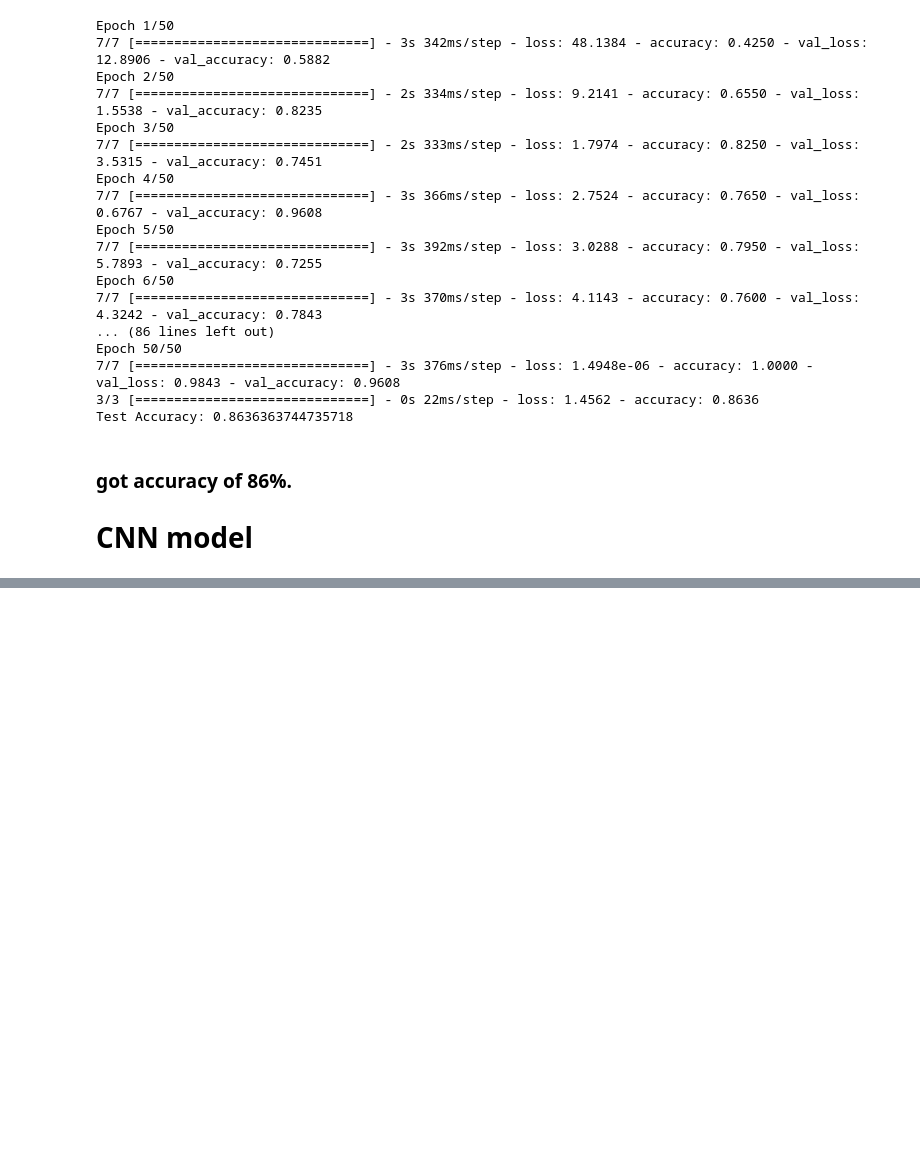
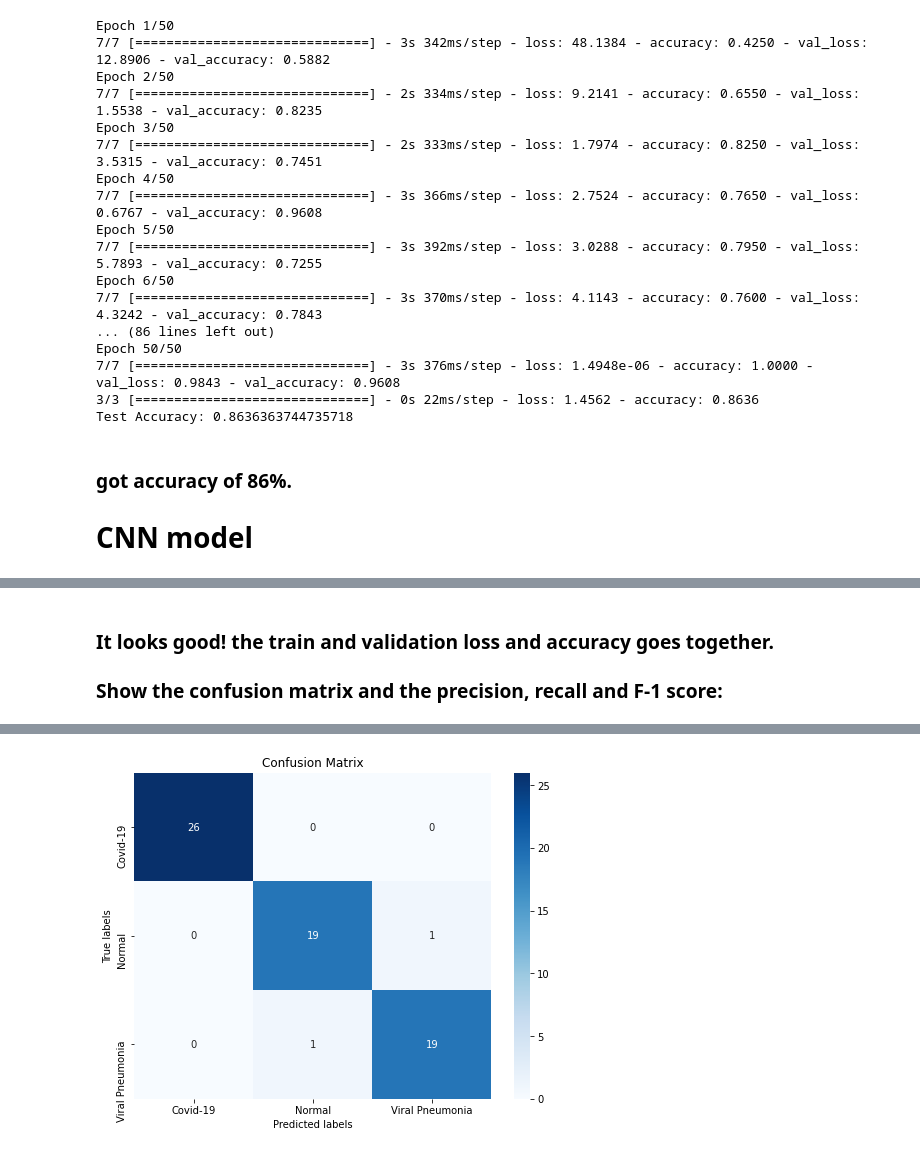
Before and after one commit to ohadwolfman/Covid-19_chest_Xray_classification, a Jupyter notebook: covid-19 classification by chest x-ray.ipynb, the cells around one changed output, grey strips where cells are left out. Drawn from its saved outputs; the diff is of its cells as text; code cells hidden in the pictures; blank space fills up the shorter version.

```diff
--- a/covid-19 classification by chest x-ray.ipynb
+++ b/covid-19 classification by chest x-ray.ipynb
@@ -314,0 +351,32 @@ Test Accuracy: 0.9545454382896423
+# %% [markdown]
+### It looks good! the train and validation loss and accuracy goes together.
+
+### Show the confusion matrix and the precision, recall and F-1 score:
+# %%
+import numpy as np
+import matplotlib.pyplot as plt
+import seaborn as sns
+from sklearn.metrics import confusion_matrix
+
+# Assuming CNNModel is already trained and x_test contains the test data
+
+# Define class labels
+labels = ['Covid-19', 'Normal', 'Viral Pneumonia']
+
+# Predict labels for test data
+y_pred = np.argmax(CNNModel.predict(x_test), axis=1)
+
+# Convert one-hot encoded labels back to categorical labels
+y_test_labels = np.argmax(y_test_onehot, axis=1)
+
+# Calculate confusion matrix
+conf_matrix = confusion_matrix(y_test_labels, y_pred)
+
+# Plot confusion matrix
+plt.figure(figsize=(8, 6))
+sns.heatmap(conf_matrix, annot=True, cmap='Blues', fmt='d', xticklabels=labels, yticklabels=labels)
+plt.xlabel('Predicted labels')
+plt.ylabel('True labels')
+plt.title('Confusion Matrix')
+plt.show()
+# %% [output]
@@ -314,0 +384 @@ Test Accuracy: 0.9545454382896423
+[figure, added]
```
Also changed, not shown: parts of 10 cells of this notebook, 1 other file.
